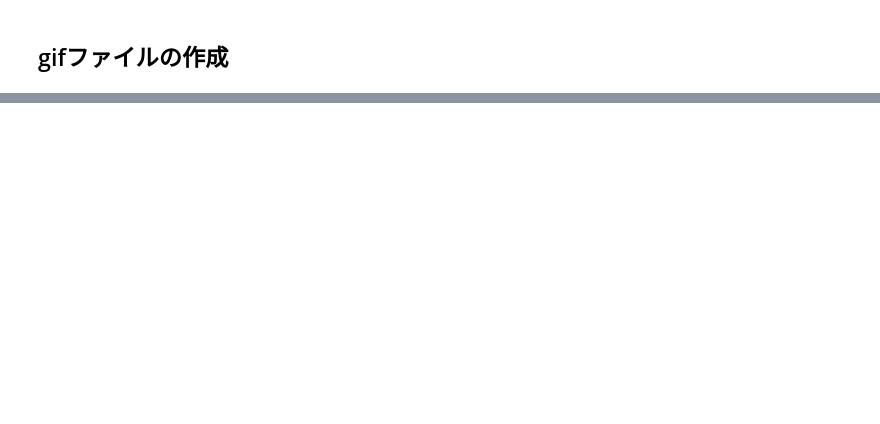
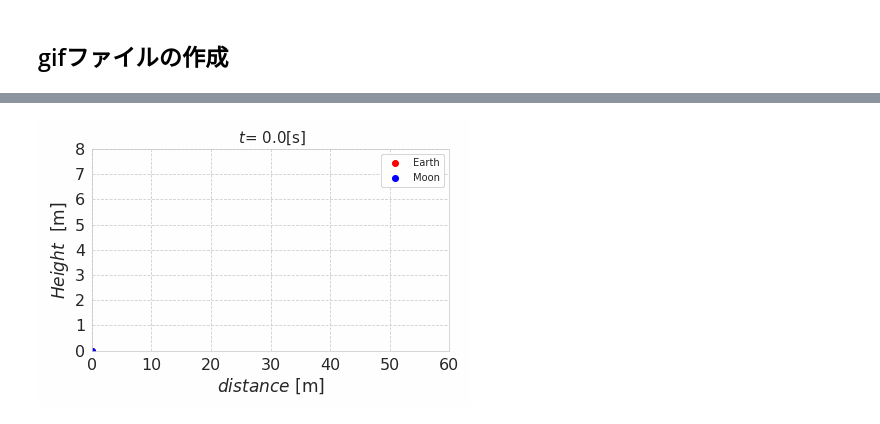
Before and after one commit to pikum99/pikumpy, a Jupyter notebook: workspace/1_projectile_motion/1D_sim.ipynb, the cells around one changed output, grey strips where cells are left out. Saved outputs shown, nothing was run; the diff lists cells and outputs as text; code cells hidden in the pictures; blank space fills up the shorter version.

```diff
--- a/workspace/1_projectile_motion/1D_sim.ipynb
+++ b/workspace/1_projectile_motion/1D_sim.ipynb
@@ -99,0 +110,7 @@ img_list[0].save('projectile_motion.gif',
+# %%
+gifPath = Path("projectile_motion.gif")
+
+with open(gifPath,'rb') as f:
+  display.Image(data=f.read(), format='png')
+# %% [output]
+[figure, added]
```
Also changed, not shown: parts of 6 cells of this notebook.
